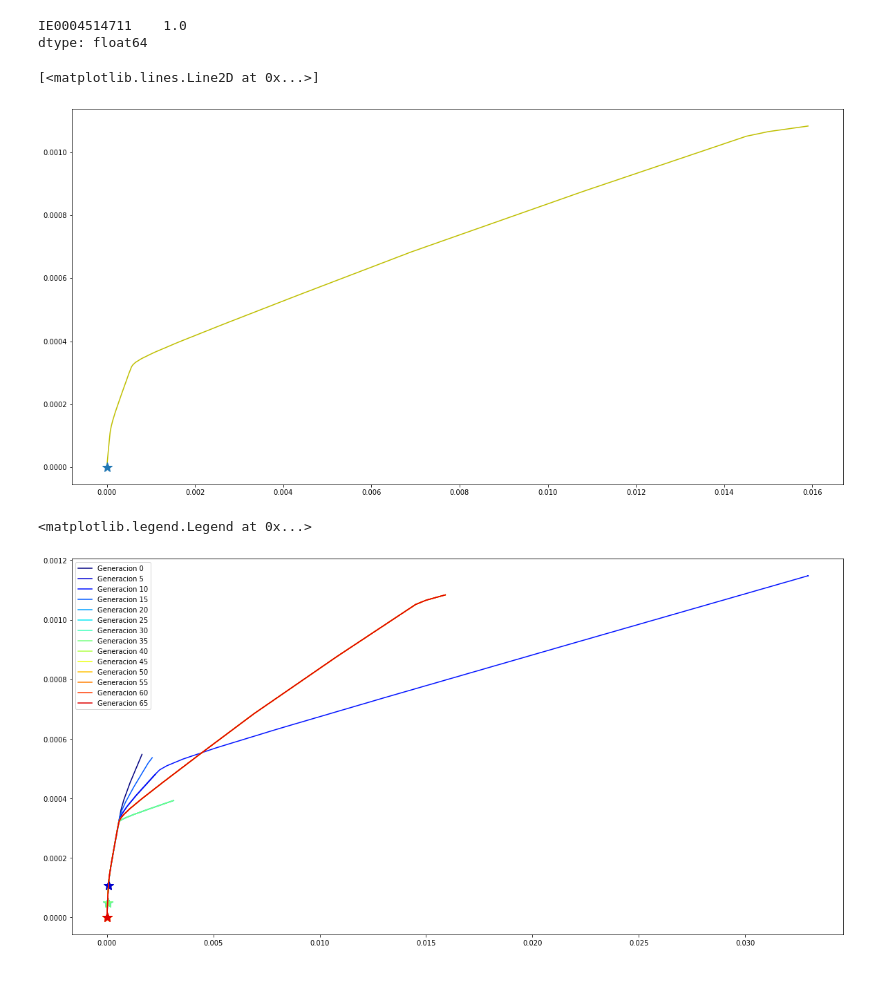
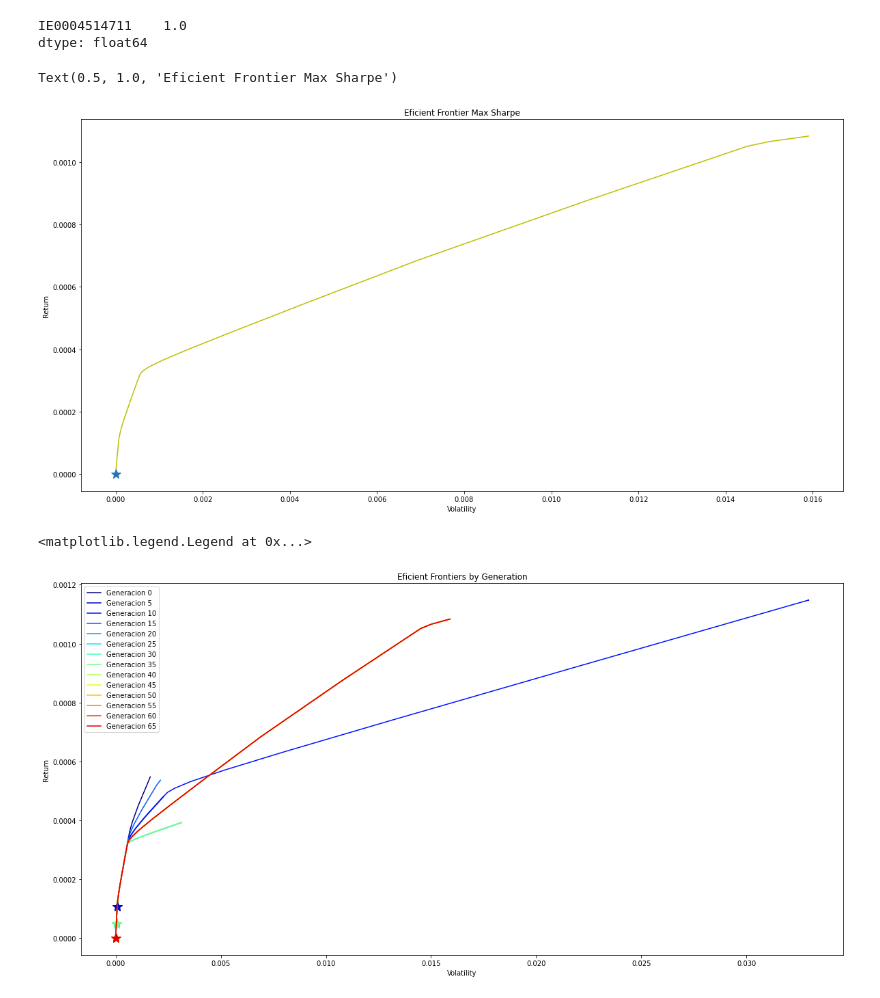
Before and after one commit to Tonarro/genetic-algorithm-challenge-bme, a Jupyter notebook: genetic-markowitz.ipynb, the cells around one changed output. Saved outputs shown, nothing was run; the diff lists cells and outputs as text; code cells hidden in the pictures.

Commit message:
add graphs

```diff
--- a/genetic-markowitz.ipynb
+++ b/genetic-markowitz.ipynb
@@ -419,9 +419,12 @@ _, optimal_ret, optimal_risk, _ = optimal_portfolio(returns.loc[:, list_activos_
 fig, ax = plt.subplots(figsize=(20, 10))
 ax.plot(risk, ret, 'y', label=f'Generacion {idx}')
 ax.plot(optimal_risk, optimal_ret, '*', markersize=15)
+ax.set_xlabel('Volatility')
+ax.set_ylabel('Return')
+ax.set_title('Eficient Frontier Max Sharpe')
 # %% [output]
-[<matplotlib.lines.Line2D at 0x...>]
+Text(0.5, 1.0, 'Eficient Frontier Max Sharpe')
-[figure, old version]
+[figure, new version]
 # %%
 # Plot de la evolucion de la mejor frontera eficiente de cada generacion
 list_rets_risks = []
@@ -430,32 +433,34 @@ for activos, i in zip(list_activos_mejor_frontera, range(0, len(list_activos_mej
     if i % 5 == 0:
         ret, risk, _, _ = efficient_frontier(returns.loc[:, activos])
         list_rets_risks.append([ret, risk])
 
         _, optimal_ret, optimal_risk, _ = optimal_portfolio(returns.loc[:, activos])
         list_optimal_rets_risks.append([optimal_ret, optimal_risk])
 
 
 fig, ax = plt.subplots(figsize=(20, 10))
-
+ax.set_xlabel('Volatility')
+ax.set_ylabel('Return')
+ax.set_title('Eficient Frontiers by Generation')
 idx = 0
 
 for lista, optimals in zip(list_rets_risks, list_optimal_rets_risks):
     ax.plot(lista[1], lista[0], 'y', label=f'Generacion {idx}')
     ax.plot(optimals[1], optimals[0], '*', markersize=15)
     idx += 5
 
 
 colormap = plt.cm.jet #nipy_spectral, Set1,Paired
 colors = [colormap(i) for i in np.linspace(0, 0.95,len(ax.lines))]
 for i,j in enumerate(ax.lines):
     if i % 2 == 0:
         j.set_color(colors[i])
     else:
         j.set_color(colors[i-1])
 
 # ax.set_xlim(right=list_rets_risks[-1][1].max())
 # ax.set_ylim(top=list_rets_risks[-1][0].max())
 plt.legend()
 # %% [output]
 <matplotlib.legend.Legend at 0x...>
-[figure, old version]
+[figure, new version]
```
